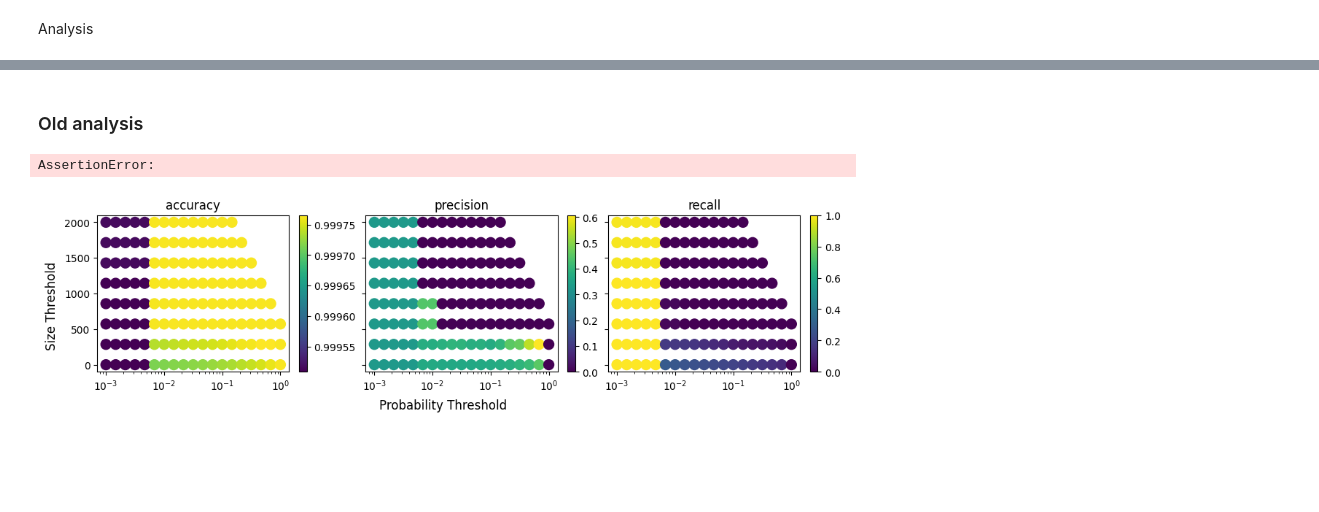
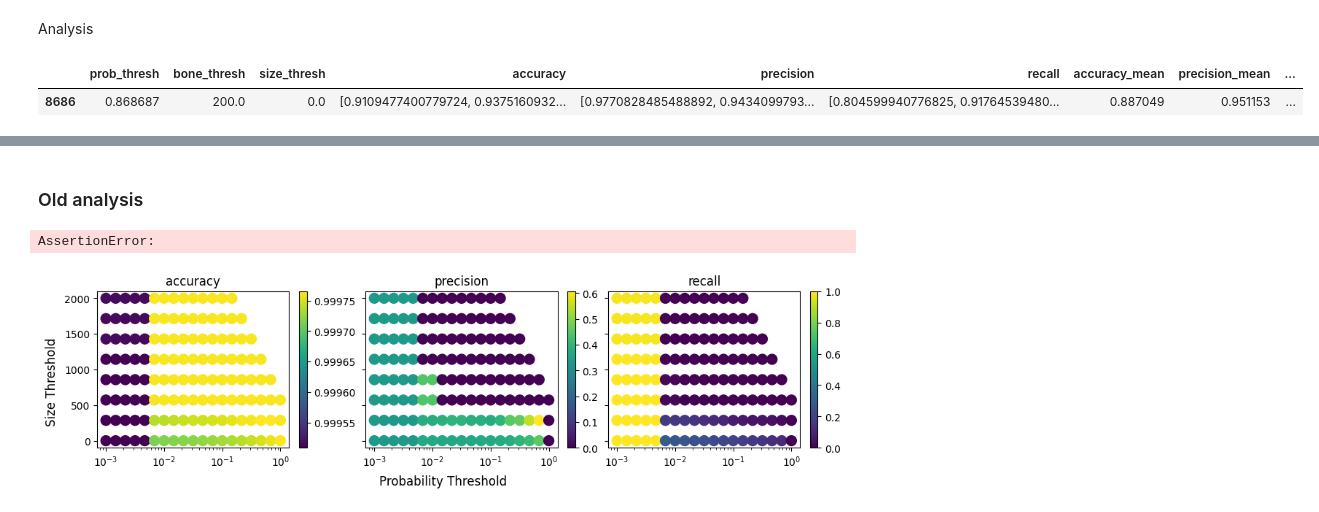
Before and after one commit to elidub/MedicalImaging_Ribfracture, a Jupyter notebook: notebooks/elias_unet_analysis.ipynb, the cells around one changed output, grey strips where cells are left out. Cells and saved outputs as stored; diff of their text form; code cells hidden in the pictures; blank space fills up the shorter version.

```diff
--- a/notebooks/elias_unet_analysis.ipynb
+++ b/notebooks/elias_unet_analysis.ipynb
@@ -111,3 +246,10 @@ for d in data:
 # %% [markdown]
 Analysis
+# %%
+# find indecies where recall is max
+gs_max = gs[gs['precision_mean'] == gs['precision_mean'].max()]
+gs_max
+# %% [output]
+|  | prob_thresh | bone_thresh | size_thresh | accuracy | precision | recall | accuracy_mean | precision_mean | ... |
+| 8686 | 0.868687 | 200.0 | 0.0 | [0.9109477400779724, 0.9375160932... | [0.9770828485488892, 0.9434099793... | [0.804599940776825, 0.91764539480... | 0.887049 | 0.951153 | ... |
 # %%
```
Also changed, not shown: parts of 18 cells of this notebook, 1 other file.
